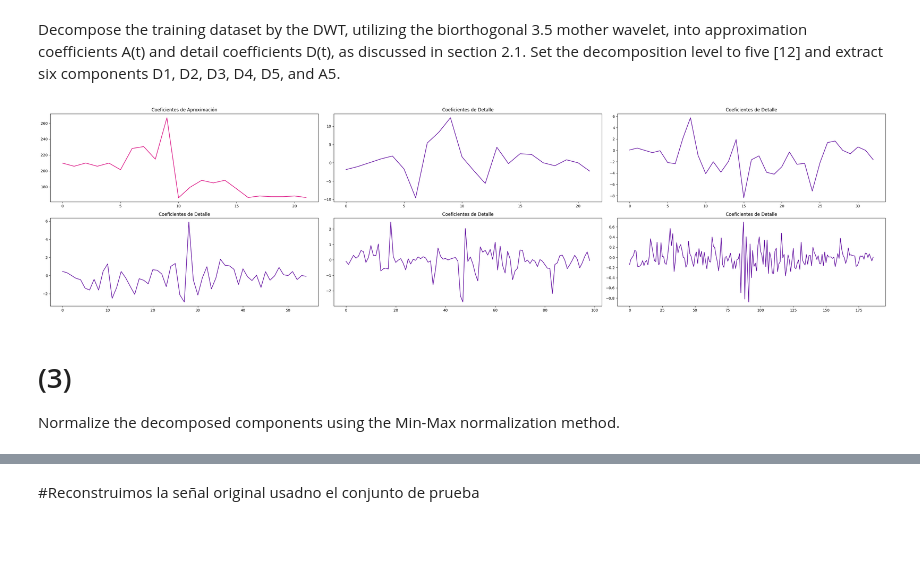
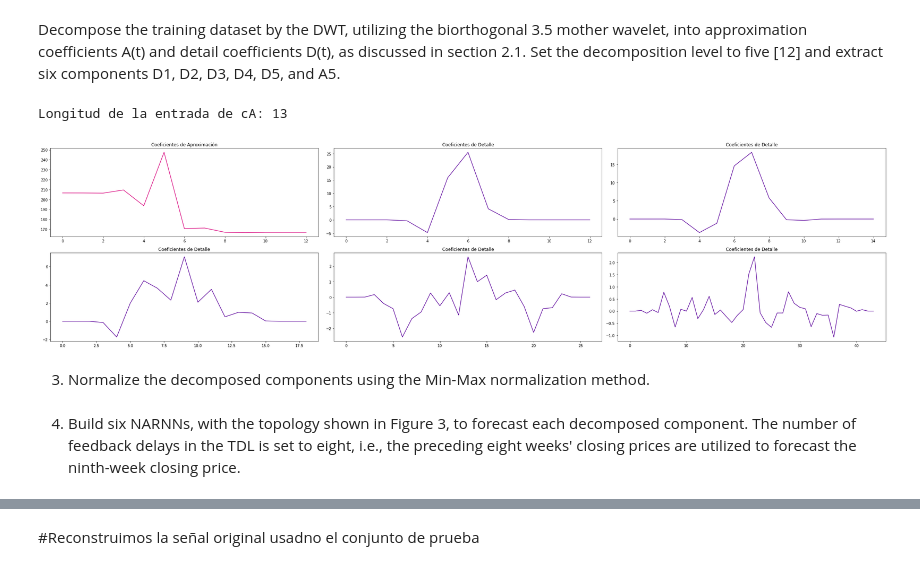
Before and after one commit to MiguelAngelLiera/Stock_Exchange_NN_PP, a Jupyter notebook: src/pre_procesing.ipynb, the cells around one changed output, grey strips where cells are left out. Drawn from its saved outputs; the diff is of its cells as text; code cells hidden in the pictures; blank space fills up the shorter version.

```diff
--- a/src/pre_procesing.ipynb
+++ b/src/pre_procesing.ipynb
@@ -57,18 +59,14 @@ Se elige bior3.5 debido a las caracteristicas de las fluctuaciones entre periodo
 En general, el mother wavelet debe de ser una funcion de las caracteristicas de la serie original para que esta pueda ser reconstruida o analizada
 # %%
 #Se descompone la lista de precios de cierre del intervalo mencionado anteriormente a partir de la dwt con la función bior3.5
+# print(pywt.wavelist()) imprime la lista de wavelets de la biblioteca
 wavelet = 'bior3.5'
-(cA, cD) = pywt.dwt(cierre.tolist(), wavelet)
-
-# # cA.size = 2505, cD.size = 2505
-# plt.plot(x[:len(cA)], cA[:len(cA)])
-# plt.show()
-
-# plt.plot(x[:len(cD)], cD[:len(cD)])
-# plt.show()
+mode = pywt.Modes.constant #antireflect, smooth
+wavelet = pywt.Wavelet(wavelet)
+(cA, cD) = pywt.dwt(cierre.tolist(), wavelet, mode=mode)
+print(f"Longitud de la entrada de cA: {len(cA)}")
 
 plt.figure(figsize=(24, 3))
-
 aprox_coef = True
 index = 1
 
@@ -77,7 +75,6 @@ for _ in [cA, cD]:
     plt.plot(range(len(_)), _, color='#1363DF' if aprox_coef else '#256D85')
     plt.title('Coeficientes de Aproximación' if aprox_coef else 'Coeficientes de Detalle')
     aprox_coef = False
-    # plt.legend()
     index = index + 1
 
 plt.tight_layout()
@@ -113,48 +110,34 @@ approximation coefficients A(t) and detail coefficients D(t), as
 discussed  in  section  2.1.  Set  the  decomposition  level  to  five
 [12] and extract six components D1, D2, D3, D4, D5, and A5.
 # %%
-coeffs = pywt.wavedec(cierre, wavelet, level=5)
-coeffs_e = pywt.wavedec(cierre_e, wavelet, level=5)
-coeffs_p = pywt.wavedec(cierre_p, wavelet, level=5)
+coeffs = pywt.wavedec(cierre, wavelet, level=5, mode=mode)
+coeffs_e = pywt.wavedec(cierre_e, wavelet, level=5, mode=mode)
+coeffs_p = pywt.wavedec(cierre_p, wavelet, level=5, mode=mode)
 
-
-cA = coeffs_e[0]
-cD_1 = coeffs_e[1]
-cD_2 = coeffs_e[2]
-cD_3 = coeffs_e[3]
-cD_4 = coeffs_e[4]
-cD_5 = coeffs_e[5]
+cA_5 = coeffs_p[0]
+cD_5 = coeffs_p[1]
+cD_4 = coeffs_p[2]
+cD_3 = coeffs_p[3]
+cD_2 = coeffs_p[4]
+cD_1 = coeffs_p[5]
+print(f"Longitud de la entrada de cA_5: {len(coeffs_p[0])}")
 
 plt.figure(figsize=(32, 8))
-
 aprox_coef = True
 index = 1
 
 for _ in coeffs_p:
     plt.subplot(2, 3, index)
     plt.plot(range(len(_)), _, color='#DA0C81' if aprox_coef else '#610C9F')
     plt.title('Coeficientes de Aproximación' if aprox_coef else 'Coeficientes de Detalle')
     aprox_coef = False
     index = index + 1
 
 plt.tight_layout()
 plt.show()
-
-# plt.plot(range(len(cD_2)), cD_2)
-# plt.show()
-
-# plt.plot(range(len(cD_3)), cD_3)
-# plt.show()
-
-# plt.plot(range(len(cD_4)), cD_4)
-# plt.show()
-
-# plt.plot(range(len(cD_5)), cD_5)
-# plt.show()
 # %% [output]
+Longitud de la entrada de cA: 13
-[figure, old version]
+[figure, new version]
 # %% [markdown]
-# (3)
-Normalize  the  decomposed  components  using  the
-Min-Max normalization method.
+3. Normalize the decomposed components using the Min-Max normalization method.
 # %%
@@ -187 +158,3 @@ coeffs_p_n = [utls.normalizar(vect) for vect in coeffs_p]
+# %% [markdown]
+4. Build  six  NARNNs,  with  the  topology  shown  in Figure 3, to forecast each decomposed component. The number of feedback delays in the TDL is set to eight, i.e., the preceding  eight  weeks'  closing  prices  are  utilized  to  forecast the ninth-week closing price.
 # %%
```
Also changed, not shown: parts of 33 cells of this notebook, 3 other files.
